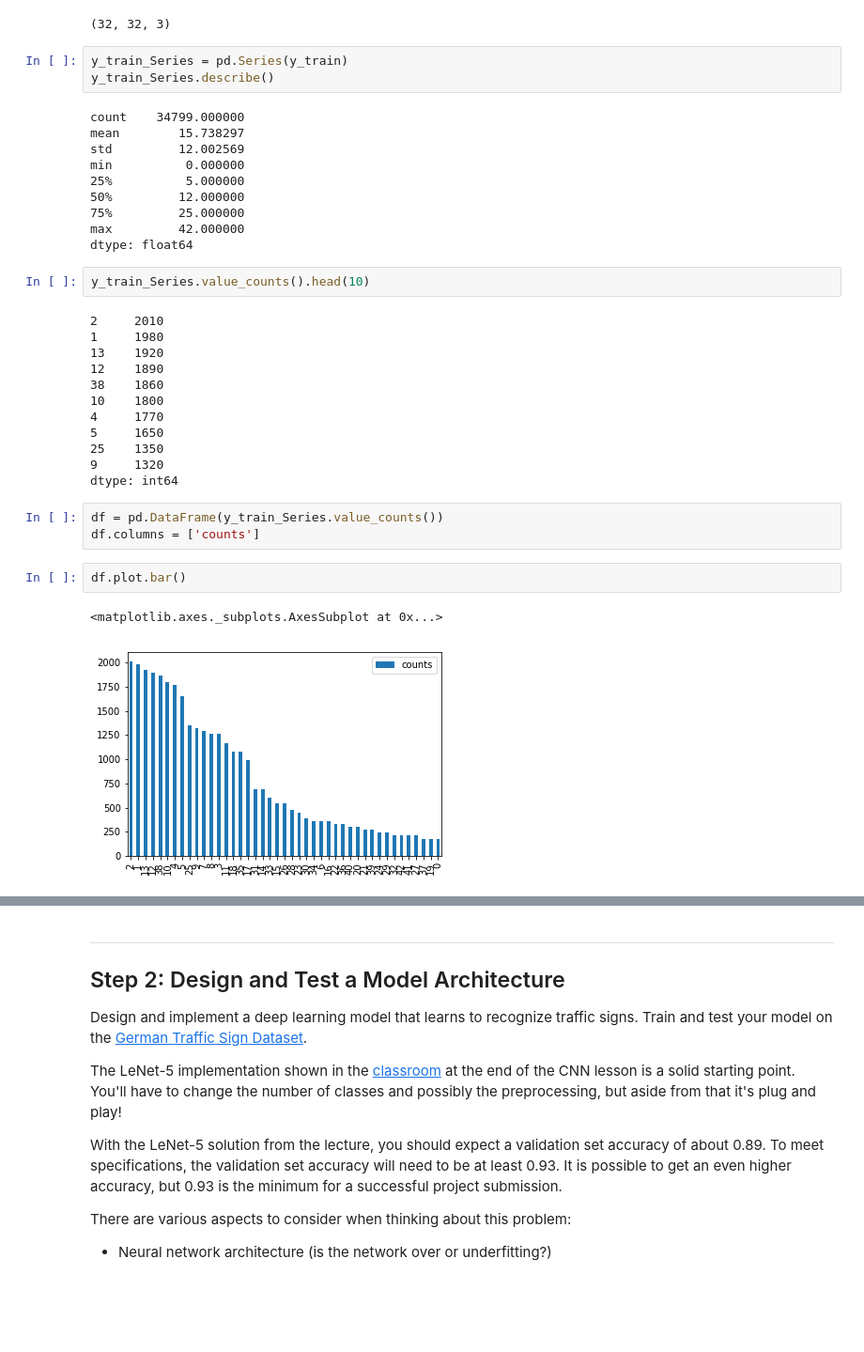
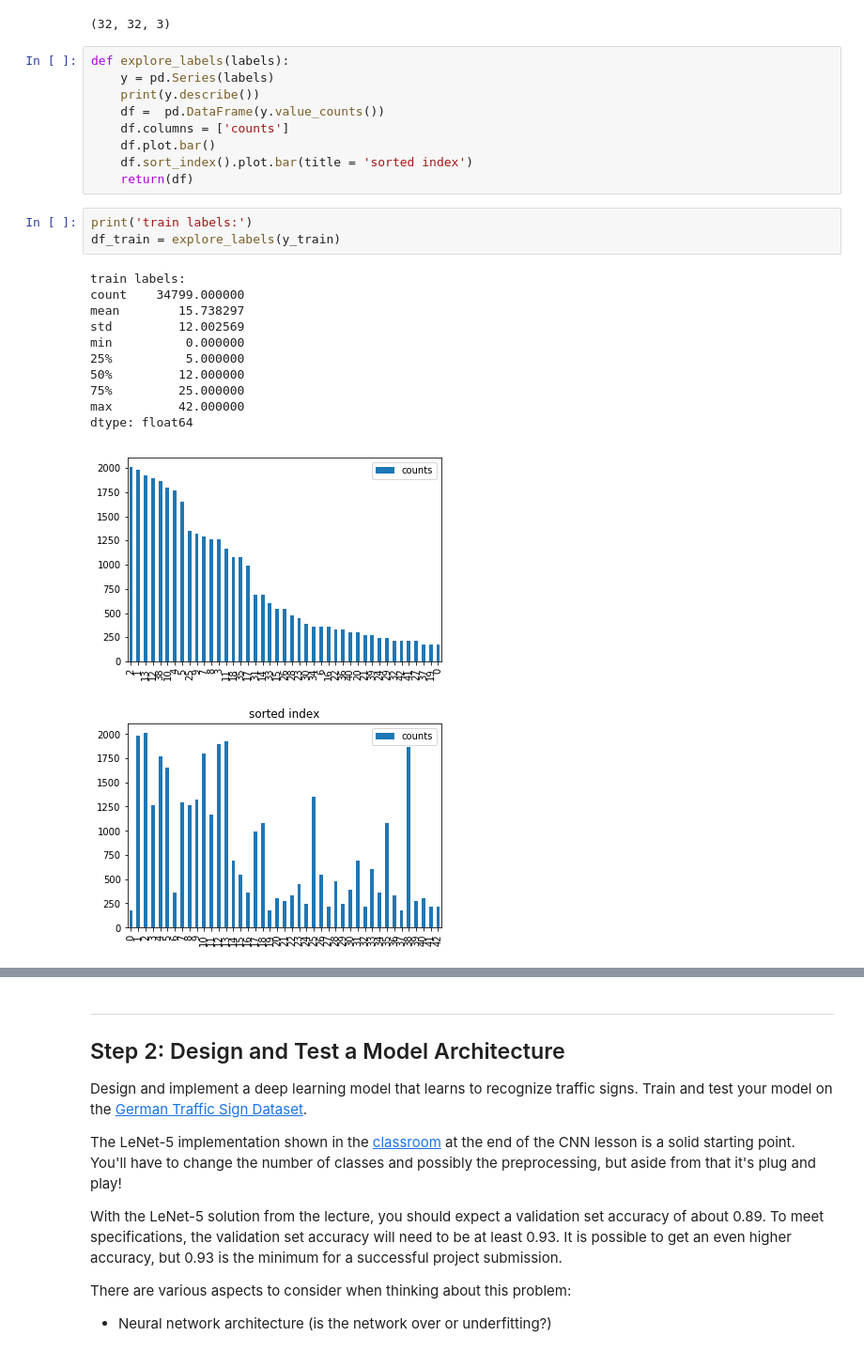
Before and after one commit to minkvsky/CarND-Traffic-Sign-Classifier-Project, a Jupyter notebook: Traffic_Sign_Classifier.ipynb, the cells around one changed output, grey strips where cells are left out. Shown: that part at 94% size. Saved outputs shown, nothing was run; the diff lists cells and outputs as text; blank space fills up the shorter version.

```diff
--- a/Traffic_Sign_Classifier.ipynb
+++ b/Traffic_Sign_Classifier.ipynb
@@ -115,38 +115,28 @@ label:38
 image.shape
 # %% [output]
 (32, 32, 3)
-# %%
-y_train_Series = pd.Series(y_train)
-y_train_Series.describe()
-# %% [output]
-count    34799.000000
-mean        15.738297
-std         12.002569
-min          0.000000
-25%          5.000000
-50%         12.000000
-75%         25.000000
-max         42.000000
-dtype: float64
-# %%
-y_train_Series.value_counts().head(10)
-# %% [output]
-2     2010
-1     1980
-13    1920
-12    1890
-38    1860
-10    1800
-4     1770
-5     1650
-25    1350
-9     1320
-dtype: int64
-# %%
-df = pd.DataFrame(y_train_Series.value_counts())
-df.columns = ['counts']
-# %%
-df.plot.bar()
-# %% [output]
-<matplotlib.axes._subplots.AxesSubplot at 0x...>
-[figure, removed]
+# %%
+def explore_labels(labels):
+    y = pd.Series(labels)
+    print(y.describe())
+    df =  pd.DataFrame(y.value_counts())
+    df.columns = ['counts']
+    df.plot.bar()
+    df.sort_index().plot.bar(title = 'sorted index')
+    return(df)
+# %%
+print('train labels:')
+df_train = explore_labels(y_train)
+# %% [output]
+train labels:
+count    34799.000000
+mean        15.738297
+std         12.002569
+min          0.000000
+25%          5.000000
+50%         12.000000
+75%         25.000000
+max         42.000000
+dtype: float64
+[figure, added]
+[figure, added]
```
Also changed, not shown: parts of 22 cells of this notebook.
